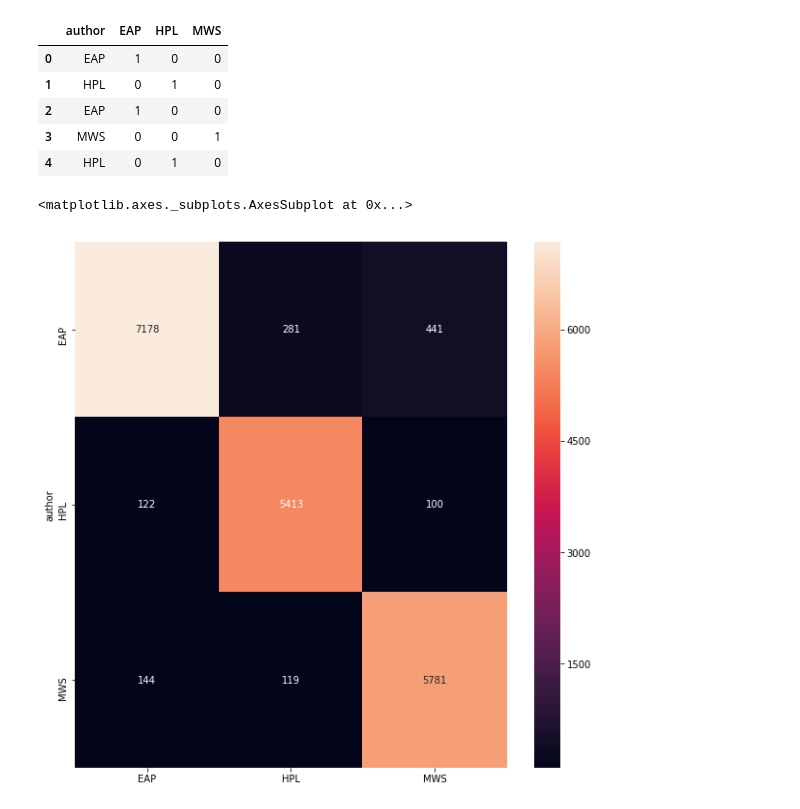
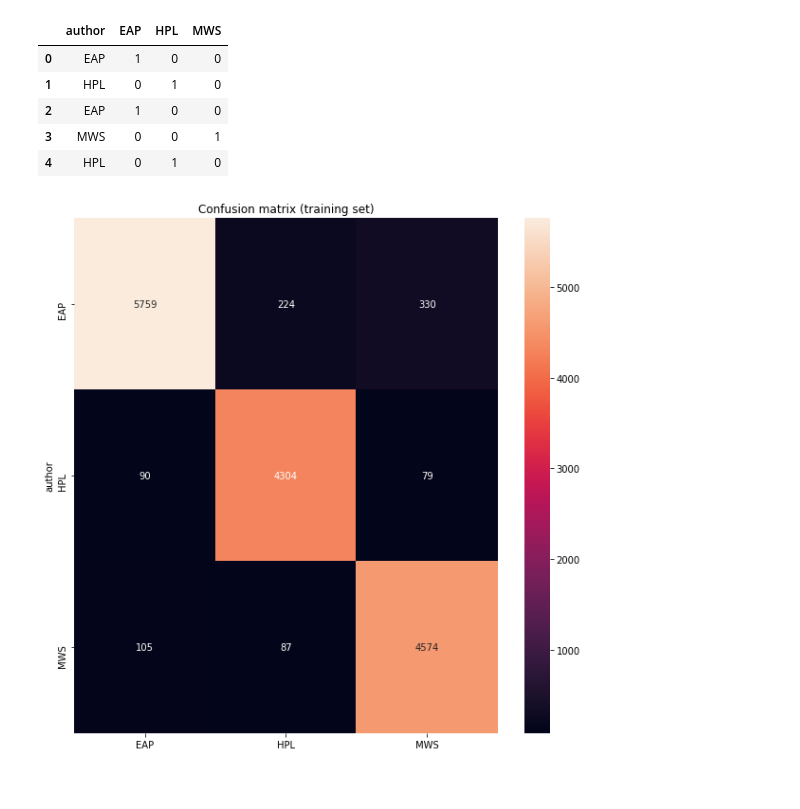
Before and after one commit to kiwidamien/spooky_author, a Jupyter notebook: spooky_eda.ipynb, the cells around one changed output. Cells and saved outputs as stored; diff of their text form; code cells hidden in the pictures.

```diff
--- a/spooky_eda.ipynb
+++ b/spooky_eda.ipynb
@@ -222,10 +261,14 @@ results.head()
 | 3 | MWS | 0 | 0 | 1 |
 | 4 | HPL | 0 | 1 | 0 |
 # %%
-# Let's see what types of errors are more likely
-plt.figure(figsize=(10,10))
+def make_heatmap(df, title=None):
+    results = pd.concat([df, pd.get_dummies(df.prediction)],axis = 1)[['author', 'EAP', 'HPL', 'MWS']]
 
-sns.heatmap(results.groupby('author').agg(lambda v: int(sum(v))), annot=True, fmt='d')
+    plt.figure(figsize=(10,10))
+    sns.heatmap(results.groupby('author').agg(lambda v: int(sum(v))), annot=True, fmt='d')
+    if title:
+        plt.title(title)
-# %% [output]
-<matplotlib.axes._subplots.AxesSubplot at 0x...>
-[figure, removed]
+# %%
+make_heatmap(train, "Confusion matrix (training set)")
+# %% [output]
+[figure, added]
```
Also changed, not shown: parts of 22 cells of this notebook, 2 other files.
